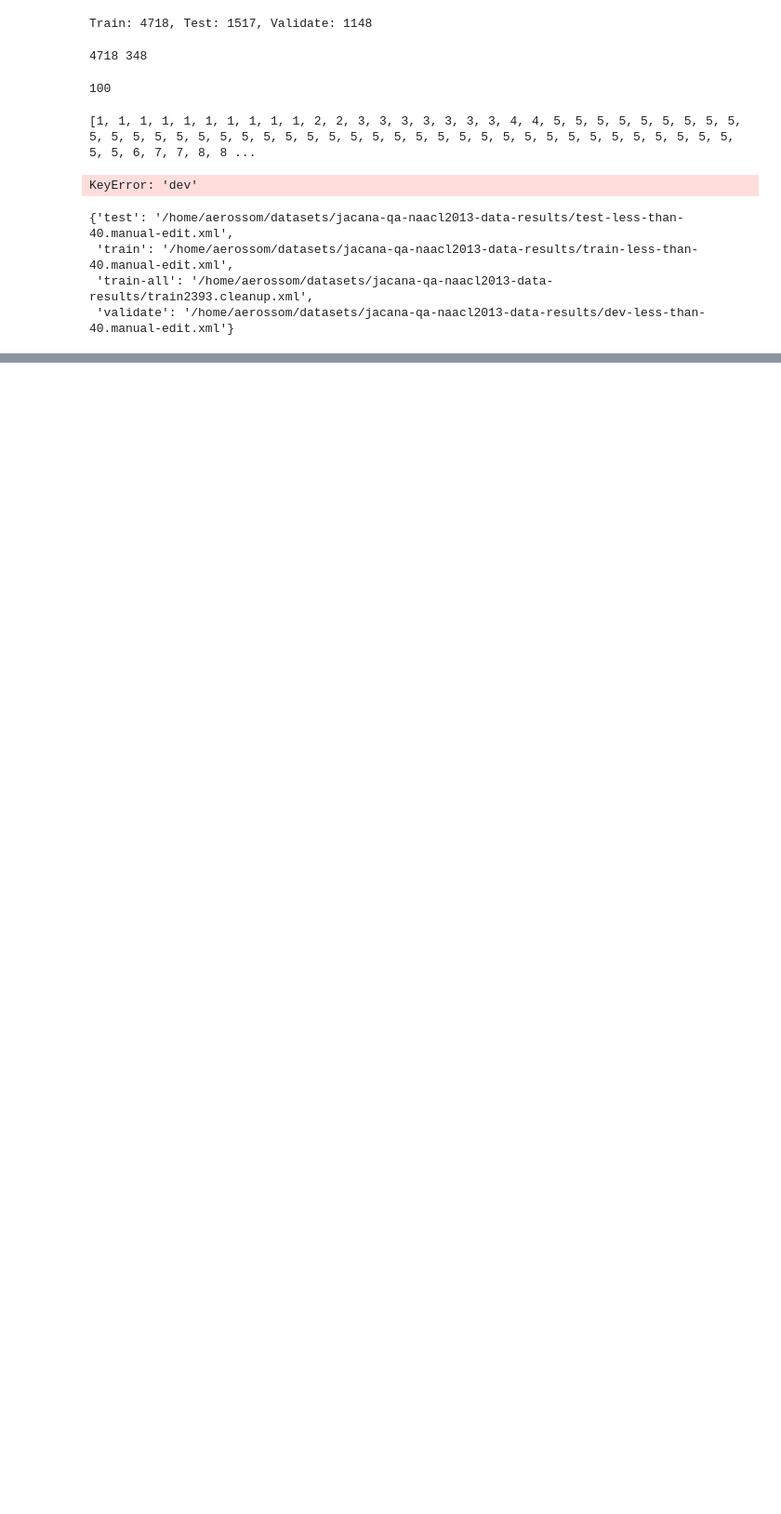
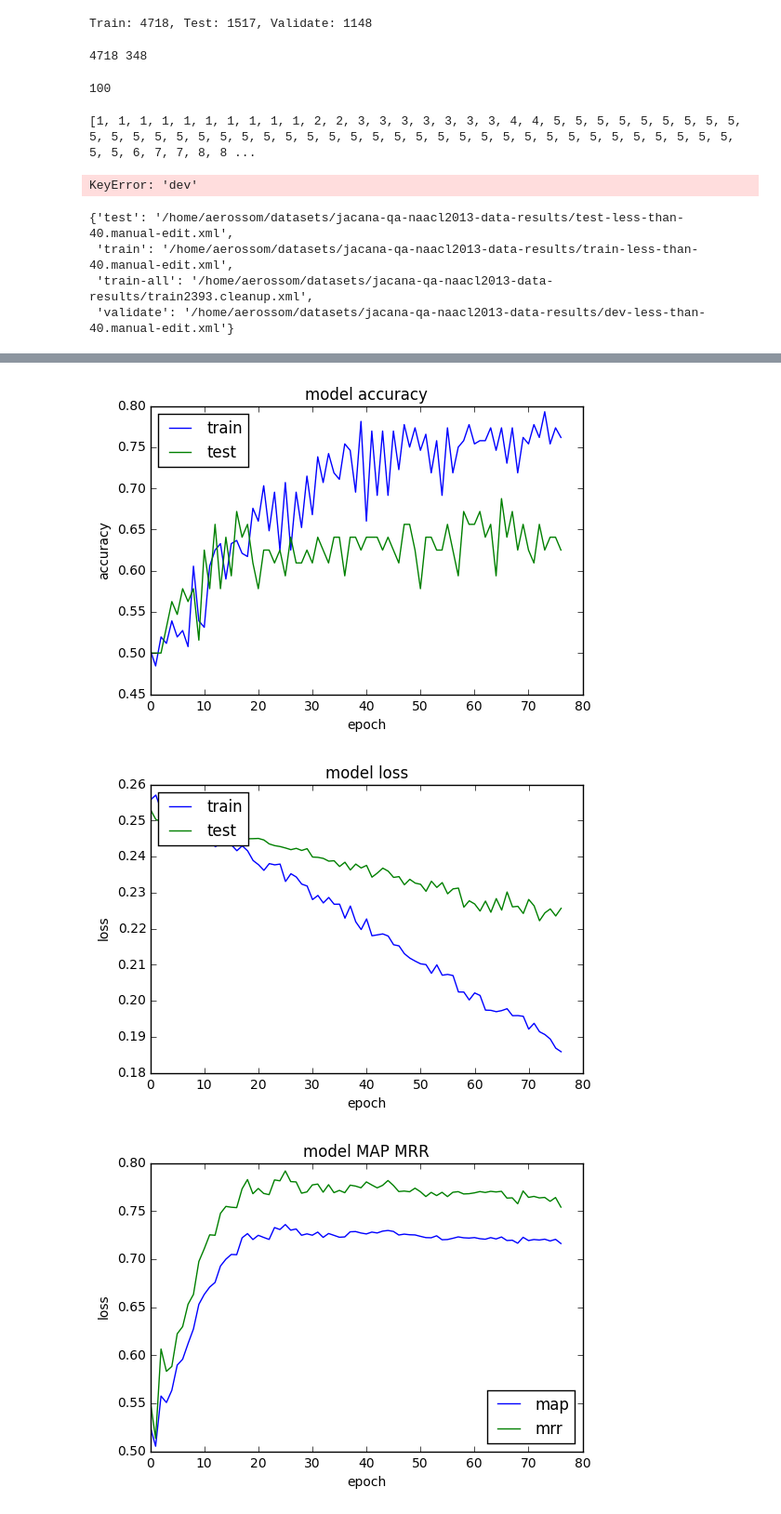
Before and after one commit to andresrosso/passage_retrieval, a Jupyter notebook: code/test.ipynb, the cells around one changed output, grey strips where cells are left out. Shown: that part at 93% size. Drawn from its saved outputs; the diff is of its cells as text; code cells hidden in the pictures; blank space fills up the shorter version.

```diff
--- a/code/test.ipynb
+++ b/code/test.ipynb
@@ -236,0 +275,42 @@ trec.datasets
+# %%
+in_file = '/home/aerossom/passage-retrieval/experiments/working_files/keras_convnet_1491219535_history.pkl'
+with open(in_file, 'rb') as input:
+    history = pickle.load(input)
+# %%
+# Print learning history
+# summarize history for accuracy
+plt.plot(history['acc'])
+plt.plot(history['val_acc'])
+plt.title('model accuracy')
+plt.ylabel('accuracy')
+plt.xlabel('epoch')
+plt.legend(['train', 'test'], loc='upper left')
+plt.show()
+# summarize history for loss
+plt.plot(history['loss'])
+plt.plot(history['val_loss'])
+plt.title('model loss')
+plt.ylabel('loss')
+plt.xlabel('epoch')
+plt.legend(['train', 'test'], loc='upper left')
+plt.show()
+# summarize history for loss
+plt.plot(history['map'])
+plt.plot(history['mrr'])
+plt.title('model MAP MRR')
+plt.ylabel('loss')
+plt.xlabel('epoch')
+plt.legend(['map', 'mrr'], loc='lower right')
+plt.show()
+# summarize history for loss
+plt.plot(history['map'])
+plt.plot(history['val_acc'])
+plt.title('model MAP vs LOSS (validation)')
+plt.ylabel('loss')
+plt.xlabel('epoch')
+plt.legend(['map', 'val_acc'], loc='lower right')
+plt.show()
+# %% [output]
+[figure, added]
+[figure, added]
+[figure, added]
```
Also changed, not shown: parts of 4 cells of this notebook, 32 other files.
